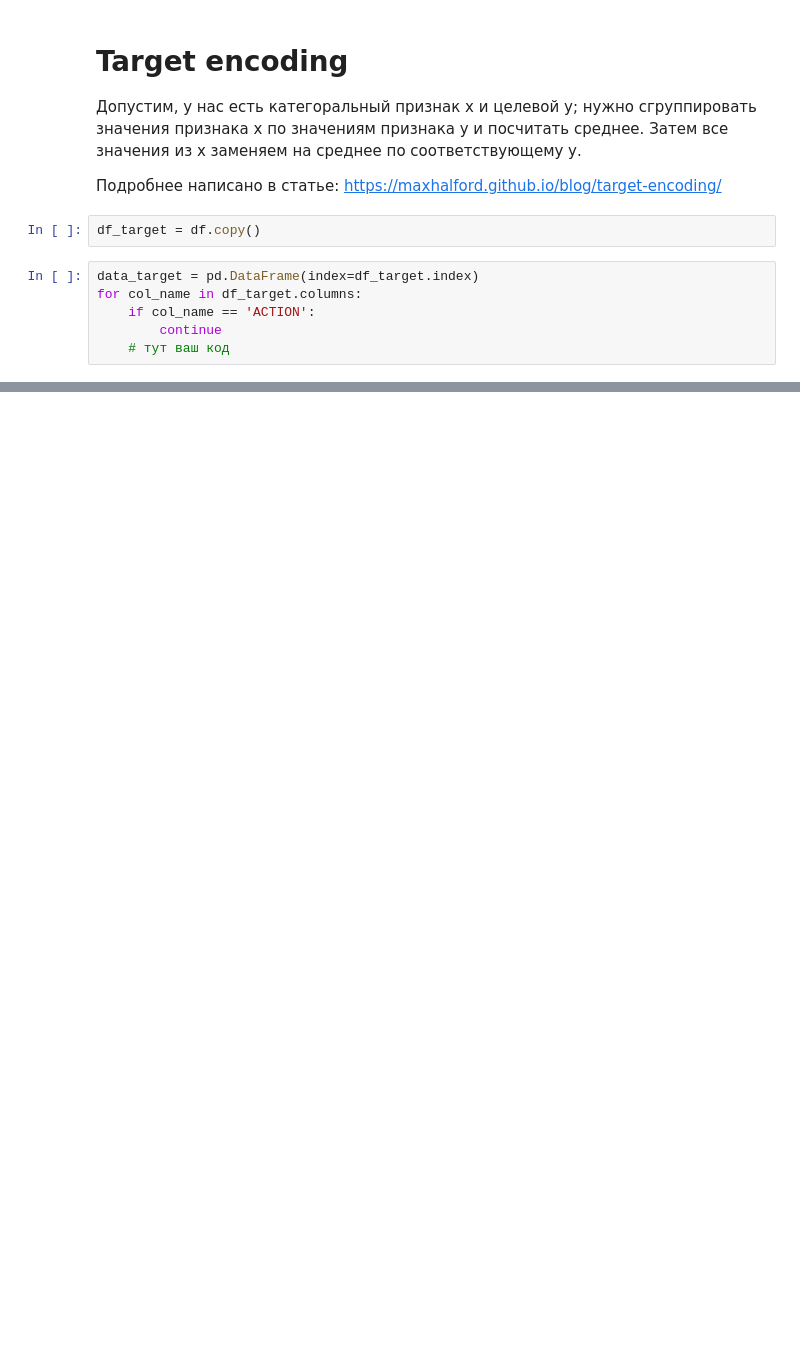
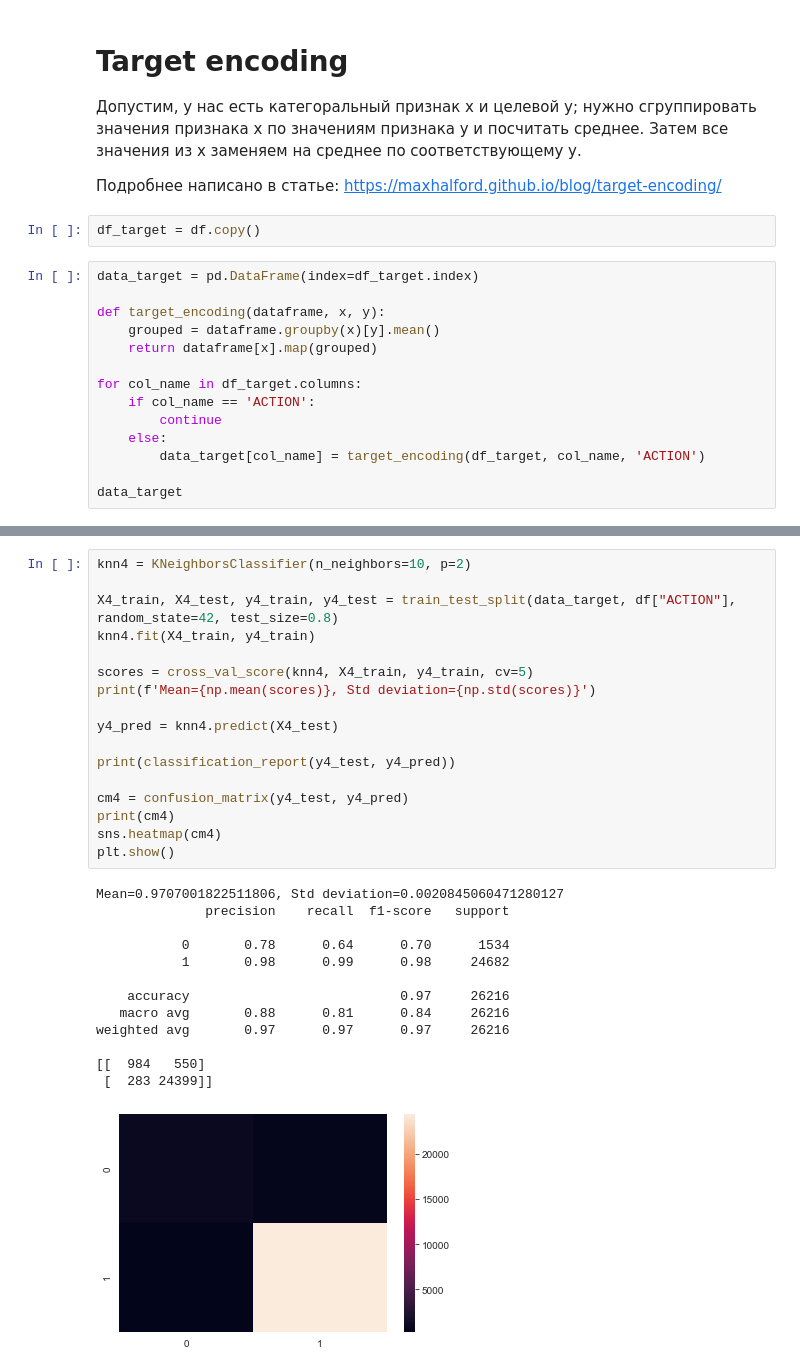
Before and after one commit to nikitavik/ml_adv_hw, a Jupyter notebook: 04_knn/03-hw-knn.ipynb, the cells around one changed output, grey strips where cells are left out. Saved outputs shown, nothing was run; the diff lists cells and outputs as text; blank space fills up the shorter version.

```diff
--- a/04_knn/03-hw-knn.ipynb
+++ b/04_knn/03-hw-knn.ipynb
@@ -256,7 +357,15 @@ for col_name in df_combo.columns:
 df_target = df.copy()
 # %%
 data_target = pd.DataFrame(index=df_target.index)
+
+def target_encoding(dataframe, x, y):
+    grouped = dataframe.groupby(x)[y].mean()
+    return dataframe[x].map(grouped)
+
 for col_name in df_target.columns:
     if col_name == 'ACTION':
         continue
-    # тут ваш код
+    else:
+        data_target[col_name] = target_encoding(df_target, col_name, 'ACTION')
+
+data_target
@@ -266,0 +392,31 @@ for col_name in df_target.columns:
+# %%
+knn4 = KNeighborsClassifier(n_neighbors=10, p=2)
+
+X4_train, X4_test, y4_train, y4_test = train_test_split(data_target, df["ACTION"], random_state=42, test_size=0.8)
+knn4.fit(X4_train, y4_train)
+
+scores = cross_val_score(knn4, X4_train, y4_train, cv=5)
+print(f'Mean={np.mean(scores)}, Std deviation={np.std(scores)}')
+
+y4_pred = knn4.predict(X4_test)
+
+print(classification_report(y4_test, y4_pred))
+
+cm4 = confusion_matrix(y4_test, y4_pred)
+print(cm4)
+sns.heatmap(cm4)
+plt.show()
+# %% [output]
+Mean=0.9707001822511806, Std deviation=0.0020845060471280127
+              precision    recall  f1-score   support
+
+           0       0.78      0.64      0.70      1534
+           1       0.98      0.99      0.98     24682
+
+    accuracy                           0.97     26216
+   macro avg       0.88      0.81      0.84     26216
+weighted avg       0.97      0.97      0.97     26216
+
+[[  984   550]
+ [  283 24399]]
+[figure, added]
```
Also changed, not shown: parts of 12 cells of this notebook, 1 other file.
